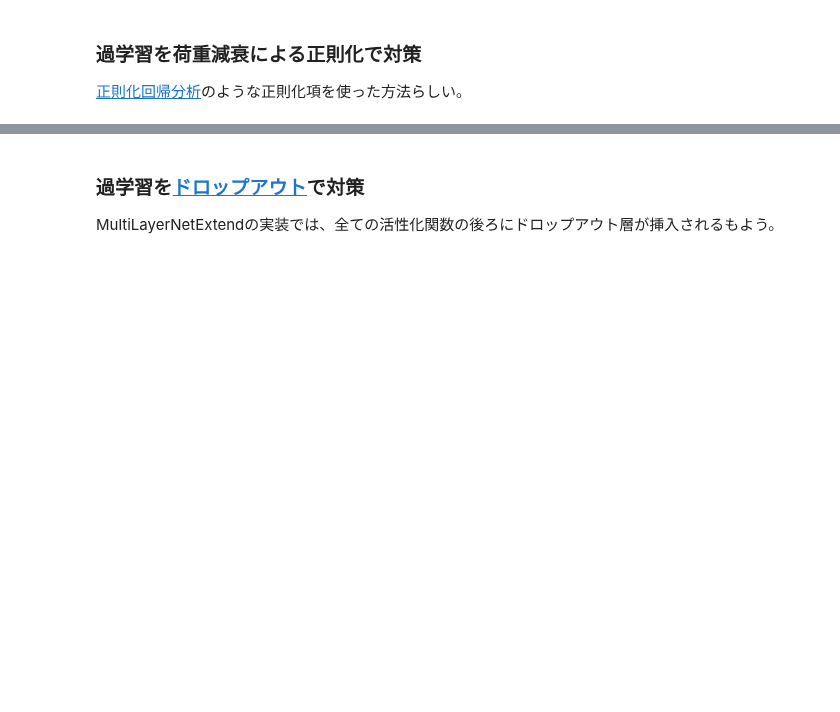
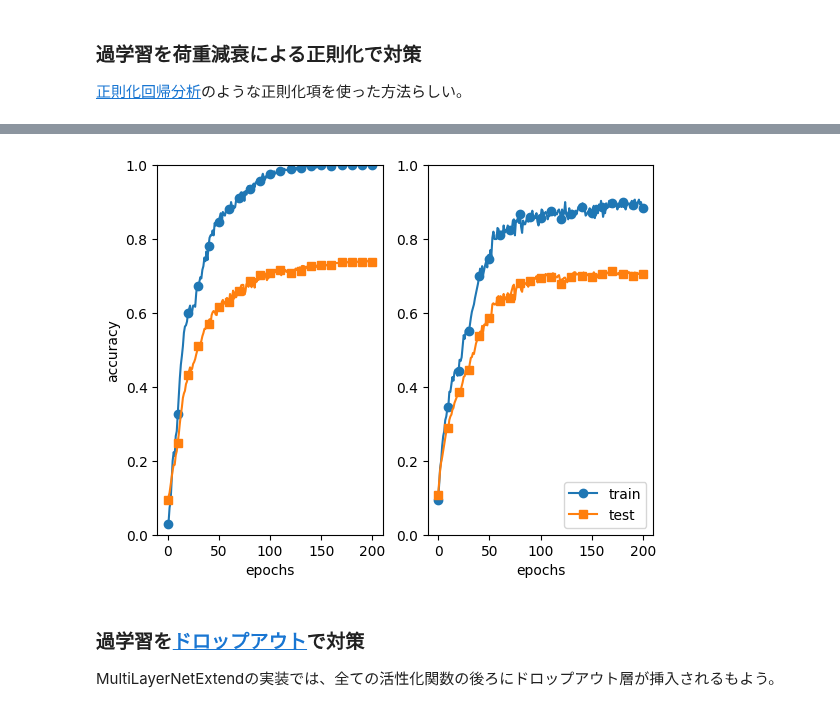
Before and after one commit to OpenTouryoProject/DxCommon, a Jupyter notebook: Notebook/Jupyter/path/KasagoDL4.ipynb, the cells around one changed output, grey strips where cells are left out. Cells and saved outputs as stored; diff of their text form; code cells hidden in the pictures; blank space fills up the shorter version.

```diff
--- a/Notebook/Jupyter/path/KasagoDL4.ipynb
+++ b/Notebook/Jupyter/path/KasagoDL4.ipynb
@@ -829,8 +941,9 @@ for i in range(1000000000):
         train_acc_list2.append(train_acc2)
         test_acc_list2.append(test_acc2)
         # ACCログ表示
-        print("nw1 epoch:" + str(epoch_cnt) + ", train acc:" + str(train_acc1) + ", test acc:" + str(test_acc1))
-        print("nw2 epoch:" + str(epoch_cnt) + ", train acc:" + str(train_acc2) + ", test acc:" + str(test_acc2))
+        if (epoch_cnt % 10) == 0:
+            print("nw1 epoch:" + str(epoch_cnt) + ", train acc:" + str(train_acc1) + ", test acc:" + str(test_acc1))
+            print("nw2 epoch:" + str(epoch_cnt) + ", train acc:" + str(train_acc2) + ", test acc:" + str(test_acc2))
         # エポック超えたら完了
         epoch_cnt += 1
         if epoch_cnt >= max_epochs:
@@ -847,11 +960,14 @@ plt.plot(x, test_acc_list1, marker='s', label='test', markevery=10)
 plt.xlabel("epochs")
 plt.ylabel("accuracy")
 plt.ylim(0, 1.0)
+
 plt.subplot(1, 2, 2)
 plt.plot(x, train_acc_list2, marker='o', label='train', markevery=10)
 plt.plot(x, test_acc_list2, marker='s', label='test', markevery=10)
 plt.xlabel("epochs")
 #plt.ylabel("accuracy")
 plt.ylim(0, 1.0)
+
 plt.legend(loc='lower right')
 plt.show()
+# %% [output]
@@ -858,3 +991,4 @@ plt.show()
+[figure, added]
 # %% [markdown]
 ### 過学習を[ドロップアウト](https://dotnetdevelopmentinfrastructure.osscons.jp/index.php?%E6%B7%B1%E5%B1%A4%E5%AD%A6%E7%BF%92%E3%81%AE%E3%83%86%E3%82%AF%E3%83%8B%E3%83%83%E3%82%AF#hf3c7a28)で対策
 MultiLayerNetExtendの実装では、全ての活性化関数の後ろにドロップアウト層が挿入されるもよう。
```
Also changed, not shown: parts of 26 cells of this notebook, 7 other files.
